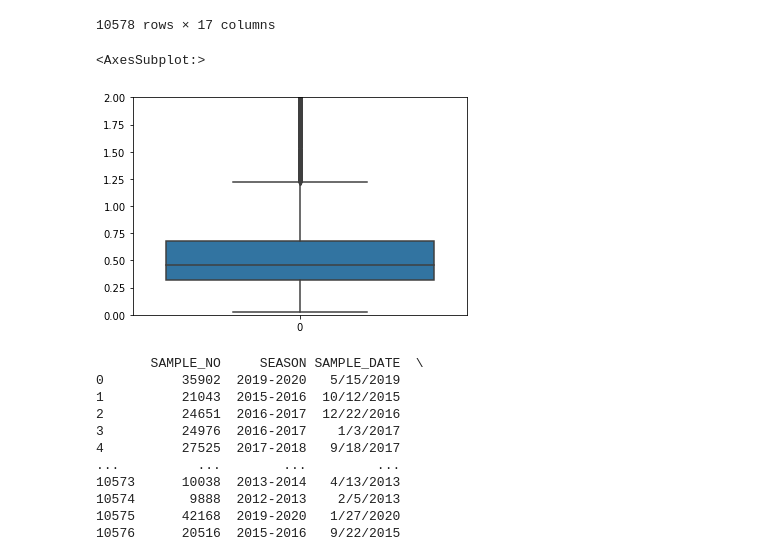
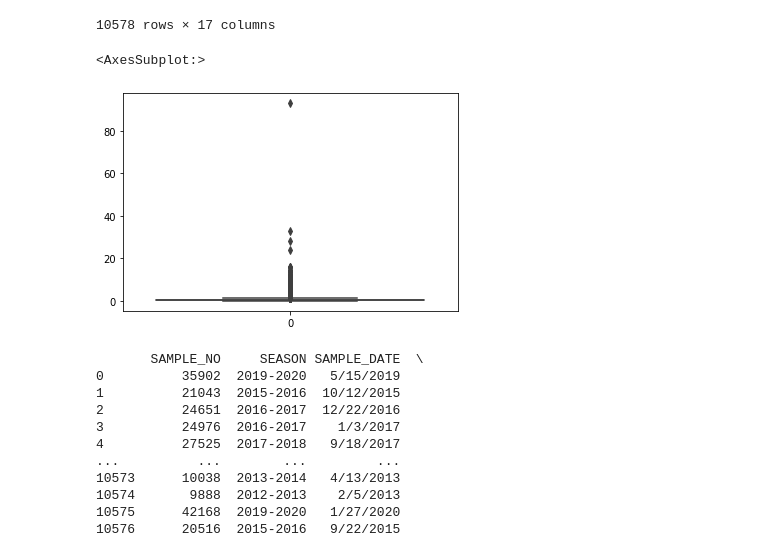
Before and after one commit to vedant218/soilfertility, a Jupyter notebook: MPR FINAL1.ipynb, the cells around one changed output. Drawn from its saved outputs; the diff is of its cells as text; code cells hidden in the pictures.

```diff
--- a/MPR FINAL1.ipynb
+++ b/MPR FINAL1.ipynb
@@ -23,12 +23,12 @@ df
 # %%
 import seaborn as sns
 import matplotlib.pyplot as plt
 
-plt.ylim(0,2)
+# plt.ylim(0,2)
 sns.boxplot(df['EC'] )
 # %% [output]
 <AxesSubplot:>
-[figure, old version]
+[figure, new version]
 # %%
 threshold = 1.25
 deli = np.where(df["EC"]>threshold)
```
Also changed, not shown: parts of 11 cells of this notebook, 1 other file.
